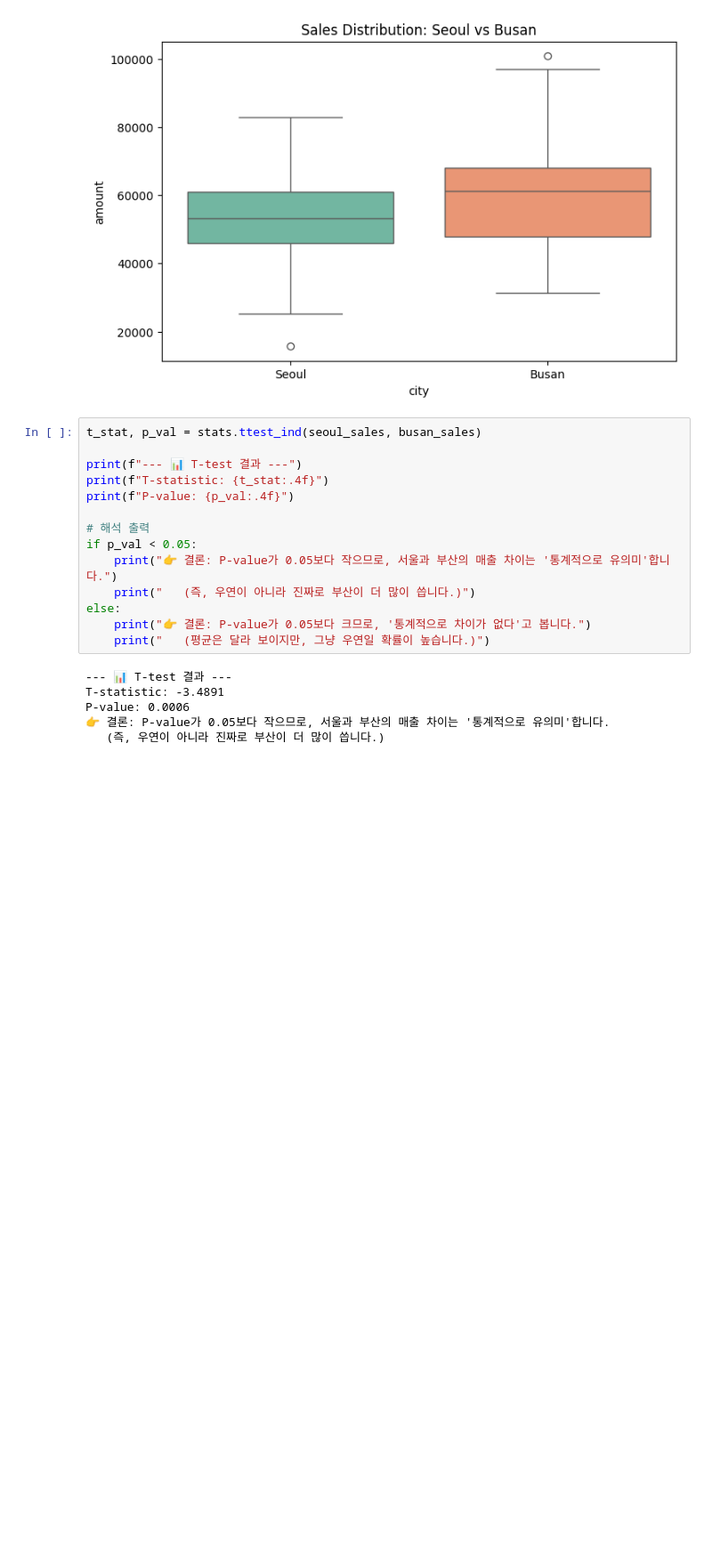
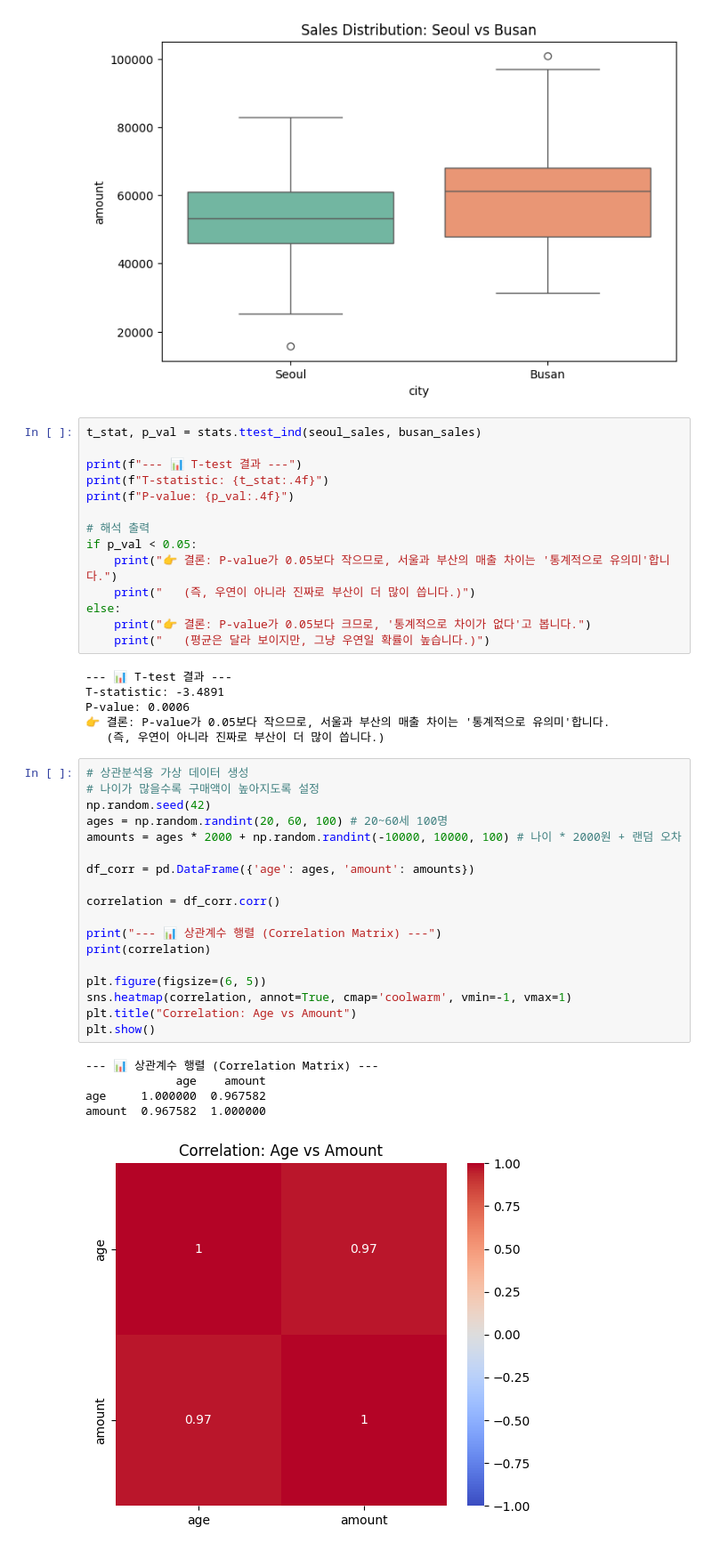
Before and after one commit to kwsahe/Ecommerce-Data-Analysis-Practice, a Jupyter notebook: 04_SQL_Analysis/Day8_Statistics_Hypothesis.ipynb, the cells around one changed output. Shown at 89% size. Cells and saved outputs as stored; diff of their text form; blank space fills up the shorter version.

```diff
--- a/04_SQL_Analysis/Day8_Statistics_Hypothesis.ipynb
+++ b/04_SQL_Analysis/Day8_Statistics_Hypothesis.ipynb
@@ -64,3 +64,27 @@ T-statistic: -3.4891
 P-value: 0.0006
 👉 결론: P-value가 0.05보다 작으므로, 서울과 부산의 매출 차이는 '통계적으로 유의미'합니다.
    (즉, 우연이 아니라 진짜로 부산이 더 많이 씁니다.)
+# %%
+# 상관분석용 가상 데이터 생성
+# 나이가 많을수록 구매액이 높아지도록 설정
+np.random.seed(42)
+ages = np.random.randint(20, 60, 100) # 20~60세 100명
+amounts = ages * 2000 + np.random.randint(-10000, 10000, 100) # 나이 * 2000원 + 랜덤 오차
+
+df_corr = pd.DataFrame({'age': ages, 'amount': amounts})
+
+correlation = df_corr.corr()
+
+print("--- 📊 상관계수 행렬 (Correlation Matrix) ---")
+print(correlation)
+
+plt.figure(figsize=(6, 5))
+sns.heatmap(correlation, annot=True, cmap='coolwarm', vmin=-1, vmax=1)
+plt.title("Correlation: Age vs Amount")
+plt.show()
+# %% [output]
+--- 📊 상관계수 행렬 (Correlation Matrix) ---
+             age    amount
+age     1.000000  0.967582
+amount  0.967582  1.000000
+[figure, added]
```
Also changed, not shown: 1 other file.
